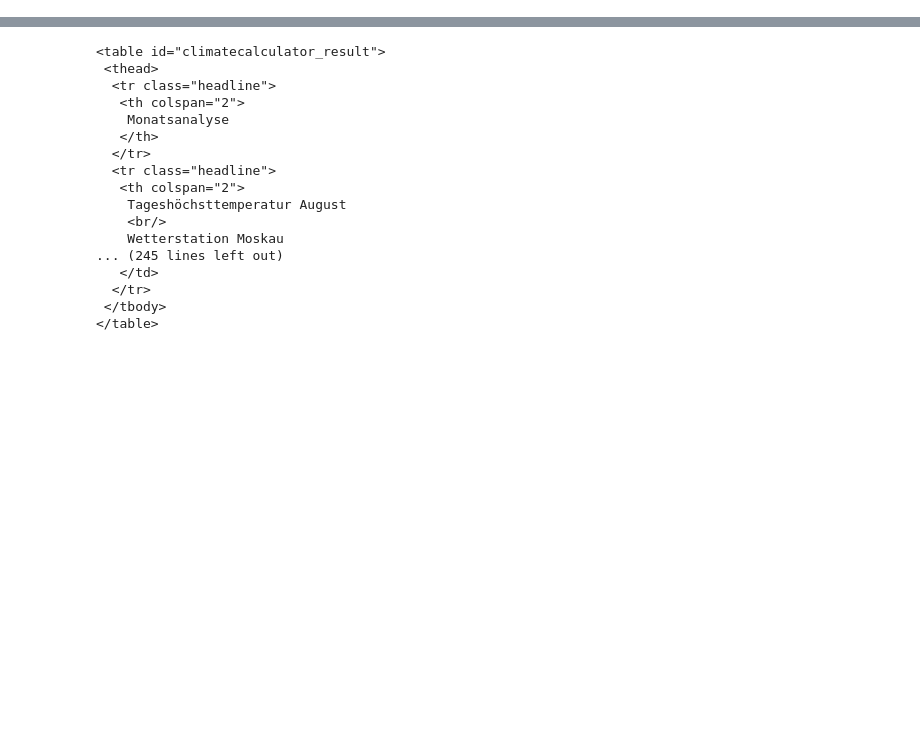
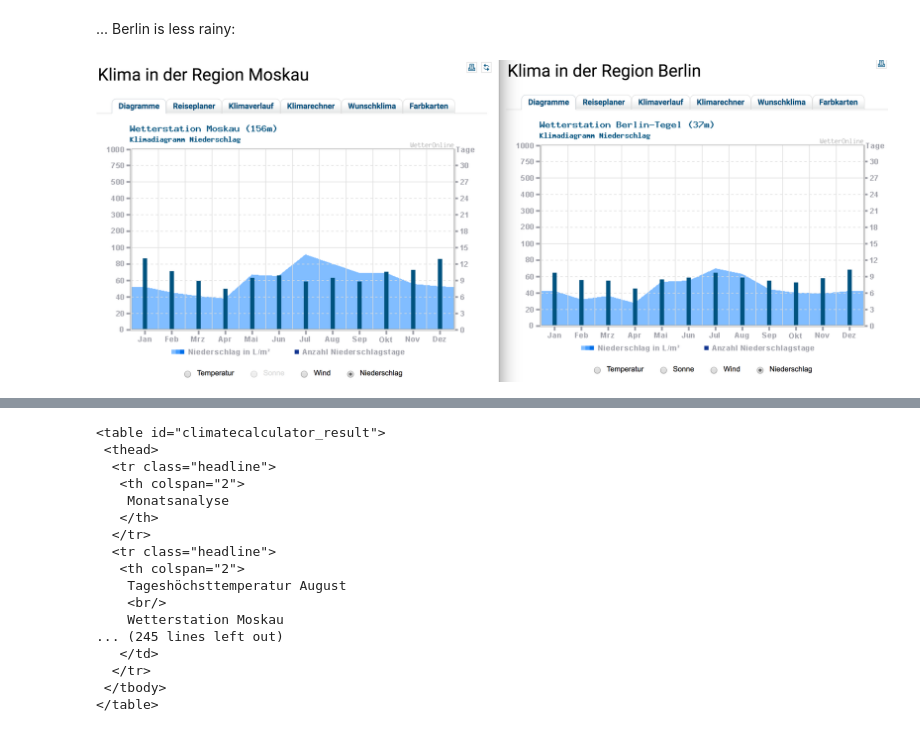
Before and after one commit to RichStone/weather-comparison-berlin-moscow, a Jupyter notebook: weather.ipynb, the cells around one changed output, grey strips where cells are left out. Cells and saved outputs as stored; diff of their text form; code cells hidden in the pictures; blank space fills up the shorter version.

```diff
--- a/weather.ipynb
+++ b/weather.ipynb
@@ -29,0 +19,7 @@ Describe with glossary (TS2, p.25)
+# %% [markdown]
+...
+Berlin is less rainy:
+# %%
+Image(filename = PATH + "rain.png", width=1000)
+# %% [output]
+[figure, added]
```
Also changed, not shown: parts of 18 cells of this notebook.
